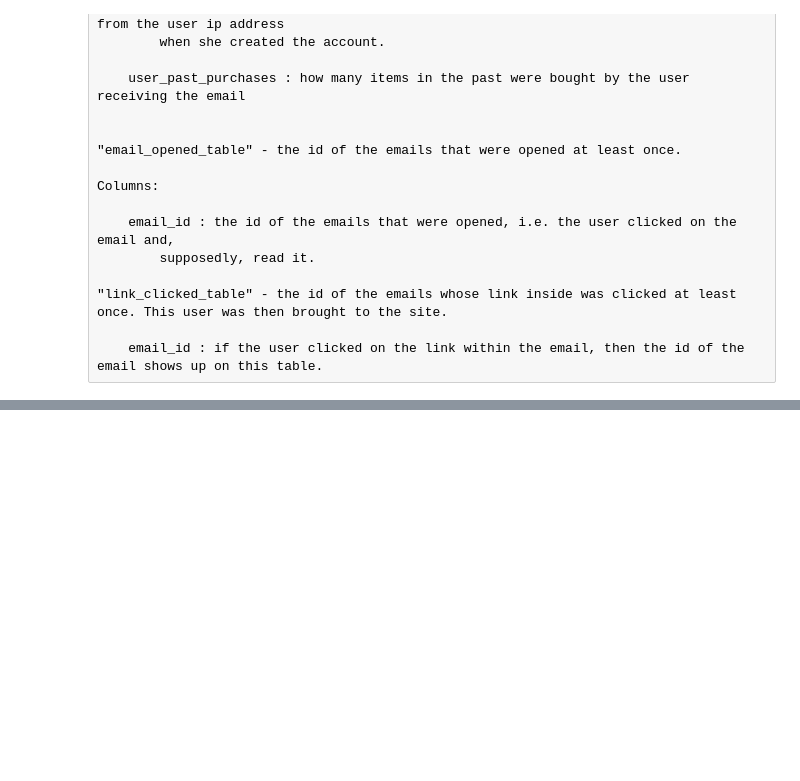
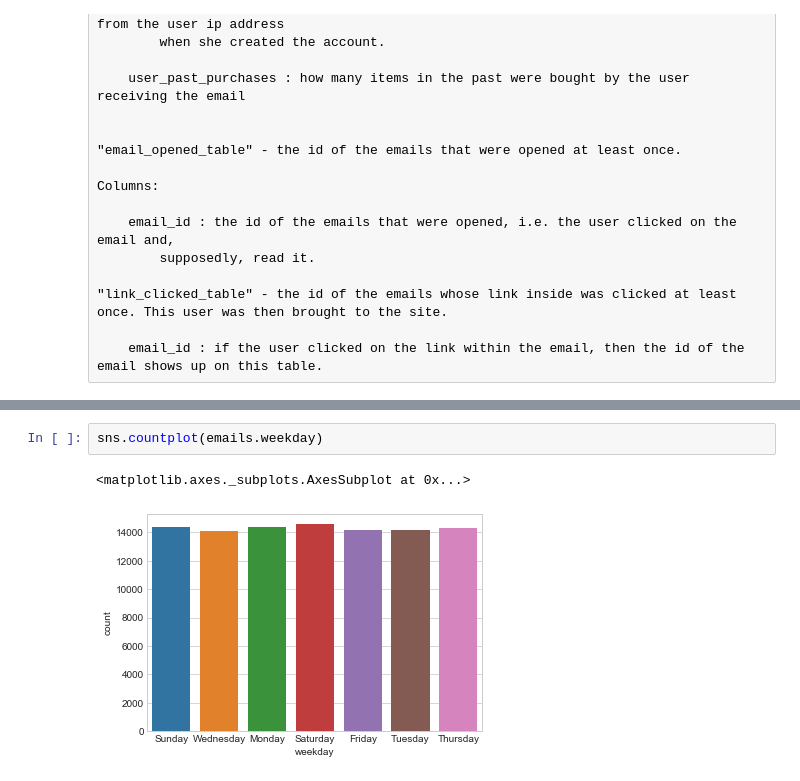
Before and after one commit to LilyElizabethJohn/Take-Home-Challenges---Giulio-Palombo, a Jupyter notebook: Email Campaign - Take Home Challenge 7.ipynb, the cells around one changed output, grey strips where cells are left out. Saved outputs shown, nothing was run; the diff lists cells and outputs as text; blank space fills up the shorter version.

```diff
--- a/Email Campaign - Take Home Challenge 7.ipynb
+++ b/Email Campaign - Take Home Challenge 7.ipynb
@@ -66,0 +141,5 @@ Columns:
+# %%
+sns.countplot(emails.weekday)
+# %% [output]
+<matplotlib.axes._subplots.AxesSubplot at 0x...>
+[figure, added]
```
Also changed, not shown: parts of 18 cells of this notebook.
